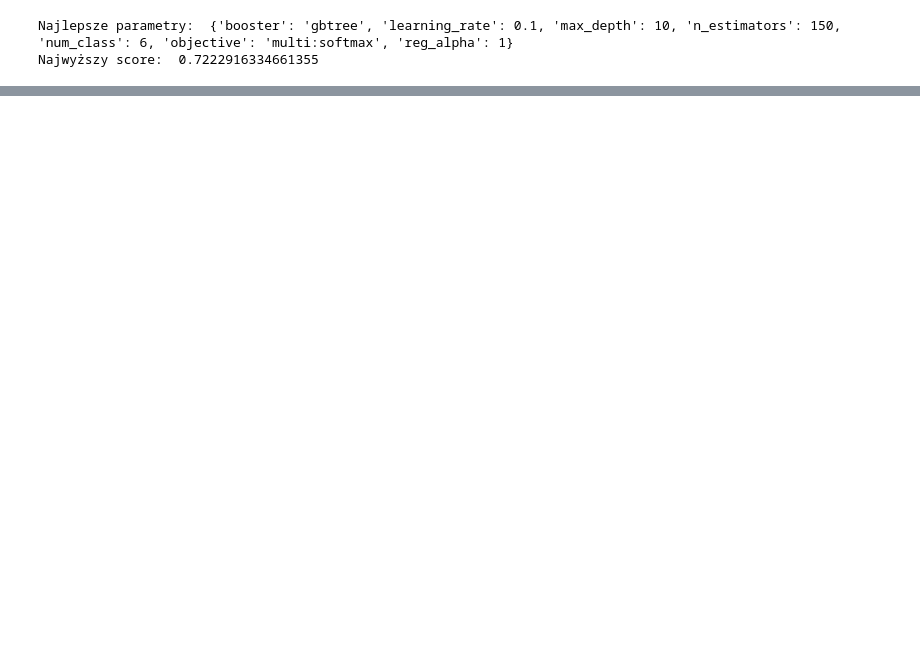
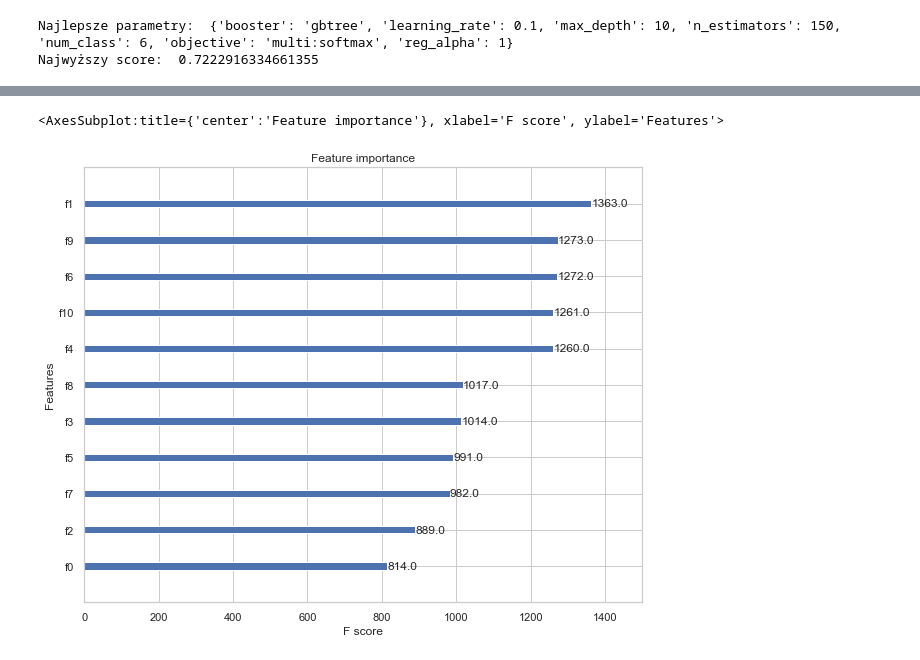
Before and after one commit to infoshareacademy/jdszr5-paradoma, a Jupyter notebook: 3_ML_project/Analiza_oversampling.ipynb, the cells around one changed output, grey strips where cells are left out. Drawn from its saved outputs; the diff is of its cells as text; code cells hidden in the pictures; blank space fills up the shorter version.

```diff
--- a/3_ML_project/Analiza_oversampling.ipynb
+++ b/3_ML_project/Analiza_oversampling.ipynb
@@ -499,16 +569,16 @@ param_grid_xgb = {
             "n_estimators": [100, 150, 200, 300, 400],
             "max_depth": [2, 5, 10, 20, 30],
             "learning_rate": [0.005, 0.01, 0.05, 0.1, 0.2],
-            "booster": ["gbtree"],
-#             "min_child_weight": [1, 2, 4, 6, 10, 50],
-#             "subsample": [0.5, 0.8],
-#             "colsample_bylevel": [0.5, 0.8],
-            "reg_alpha": [1, 5, 10],
-            "objective": ["multi:softmax"],
+            "booster": ["gbtree", "dart"],
+            "min_child_weight": [1, 2, 4, 6],
+            "subsample": [0.5, 0.8],
+            "colsample_bylevel": [0.5, 0.8],
+            "reg_alpha": [1, 2, 5],
+            "objective": ["multi:softmax", "reg:logistic"],
             "num_class": [6]
 
 }
 
-grid_xgb = GridSearchCV(model_xgb, param_grid=param_grid_xgb, cv=5, scoring="f1_micro", verbose=0, n_jobs=-1)
+grid_xgb = GridSearchCV(model_xgb, param_grid=param_grid_xgb, cv=skf, scoring="roc_auc_ovr", verbose=0, n_jobs=-1)
 grid_xgb.fit(X_train_std, y_train_outlier)
 # %% [output]
@@ -539,9 +593,16 @@ Najwyższy score:  0.7222916334661355
 %%capture --no-display
 # Zastosowanie najlepszych parametrów dla modelu
 
-model_xgb_best = xgb.XGBClassifier(random_state=12, **grid_xgb.best_params_)
+model_xgb_best = xgb.XGBClassifier(random_state=12, booster='gbtree', learning_rate=0.1,
+                                   max_depth=10, n_estimators=150, num_class=6,
+                                   objective='multi:softmax', reg_alpha=1)
+
+# (random_state=12, booster='gbtree', learning_rate=0.2,
+#                                    max_depth=20, n_estimators=150, objective='reg:logistic',
+#                                    reg_alpha=2, subsample=0.5, colsample_bylevel=0.5,
+#                                    tree_method="approx")
 
 model_xgb_best.fit(X_train_std, y_train_outlier)
 
-cross_val_score(model_xgb, X_train_std, y_train_outlier, cv=5)
+cross_val_score(model_xgb, X_train_std, y_train_outlier, cv=5, scoring="roc_auc_ovr")
 # %% [output]
@@ -579,0 +645,9 @@ weighted avg       0.65      0.64      0.65       440
+# %%
+from matplotlib.pylab import rcParams
+##set up the parameters
+rcParams['figure.figsize'] = 10, 8
+
+xgb.plot_importance(model_xgb_best)
+# %% [output]
+<AxesSubplot:title={'center':'Feature importance'}, xlabel='F score', ylabel='Features'>
+[figure, added]
```
Also changed, not shown: parts of 53 cells of this notebook, 2 other files.
